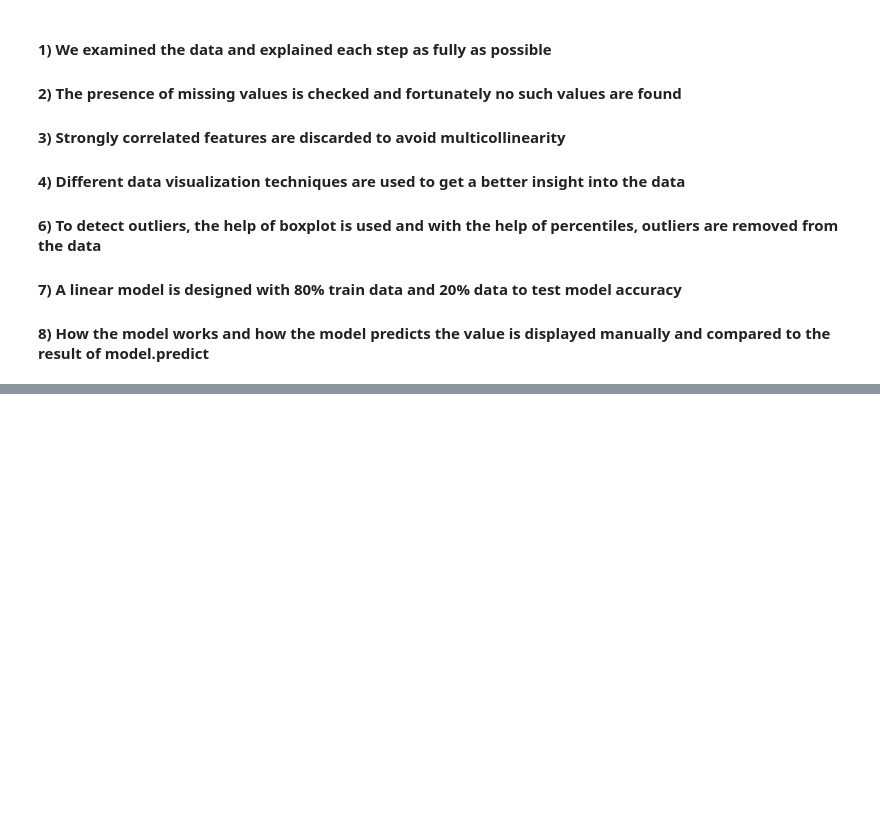
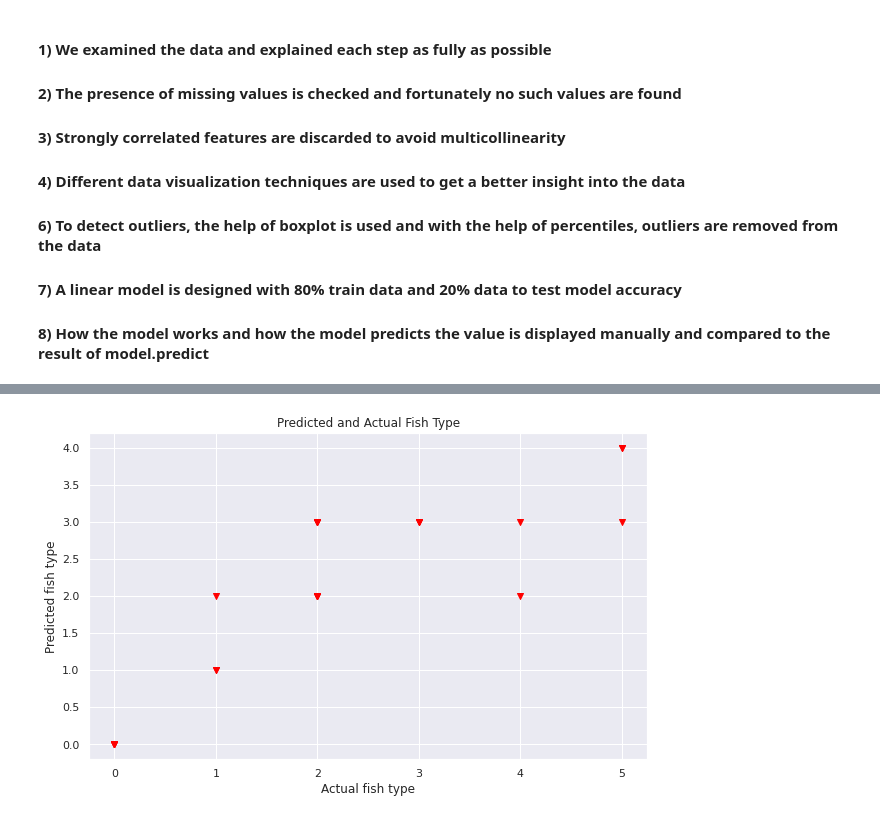
Before and after one commit to kbelbase45/DeeplearningComputerVision, a Jupyter notebook: Exploratory_Data _Analysis.ipynb, the cells around one changed output, grey strips where cells are left out. Drawn from its saved outputs; the diff is of its cells as text; code cells hidden in the pictures; blank space fills up the shorter version.

```diff
--- a/Exploratory_Data _Analysis.ipynb
+++ b/Exploratory_Data _Analysis.ipynb
@@ -570,0 +653,10 @@ array([1517.17682779,  748.77455636, 2745.63331236, 2862.19343886,
+# %%
+X_train,X_test,y_train,y_test = train_test_split(XX,yy,test_size=0.2,random_state=42,shuffle=True)
+# %%
+model_new       = LinearRegression()
+SS              = StandardScaler()
+df_sklearn      = X_train.copy()
+X_train_scaled = SS.fit_transform(df_sklearn)
+X_test_scaled  = SS.transform(X_test)
+# %%
+model_new.fit(X_train_scaled,y_train)
@@ -570,0 +673,7 @@ array([1517.17682779,  748.77455636, 2745.63331236, 2862.19343886,
+# %%
+y_predicted = model_new.predict(X_test_scaled)
+y_real      = y_test
+
+y_predicted = [int(x) for x in y_predicted]
+
+pd.DataFrame({'yReal':y_real,'yPredicted':y_predicted}).T
@@ -570,0 +685,8 @@ array([1517.17682779,  748.77455636, 2745.63331236, 2862.19343886,
+# %%
+fig = plt.figure(figsize=(10,6))
+plt.title('Predicted and Actual Fish Type')
+plt.xlabel('Actual fish type')
+plt.ylabel('Predicted fish type')
+plt.scatter(y_real,y_predicted,marker='v',color='red');
+# %% [output]
+[figure, added]
```
Also changed, not shown: parts of 19 cells of this notebook.
